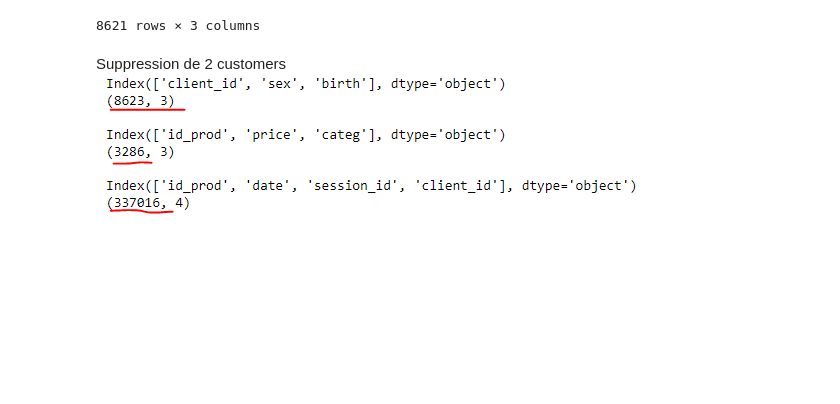
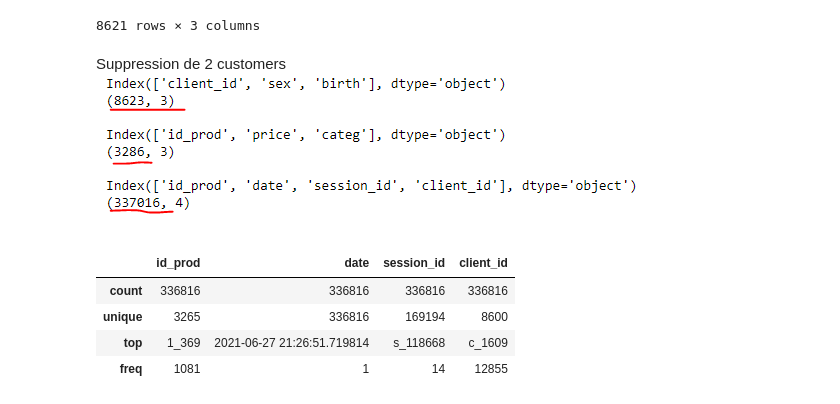
Before and after one commit to nchurlet/Librairie, a Jupyter notebook: Analyse des ventes_Nettoyage_Rendu_Nico.ipynb, the cells around one changed output. Cells and saved outputs as stored; diff of their text form; code cells hidden in the pictures; blank space fills up the shorter version.

```diff
--- a/Analyse des ventes_Nettoyage_Rendu_Nico.ipynb
+++ b/Analyse des ventes_Nettoyage_Rendu_Nico.ipynb
@@ -271,3 +271,11 @@ df_customers
 8621 rows × 3 columns
 # %% [markdown]
 Suppression de 2 customers ![image.png](attachment:image.png)
+# %%
+df_transactions.describe()
+# %% [output]
+|  | id_prod | date | session_id | client_id |
+| count | 336816 | 336816 | 336816 | 336816 |
+| unique | 3265 | 336816 | 169194 | 8600 |
+| top | 1_369 | 2021-06-27 21:26:51.719814 | s_118668 | c_1609 |
+| freq | 1081 | 1 | 14 | 12855 |
```
Also changed, not shown: parts of 21 cells of this notebook.
